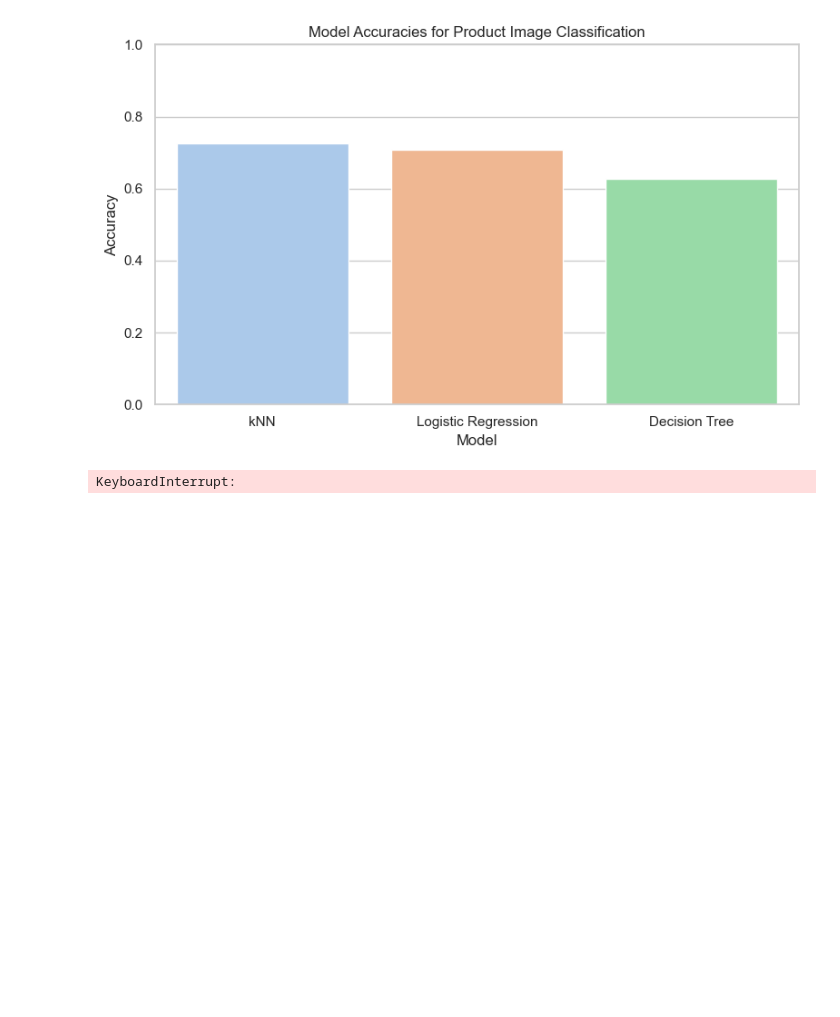
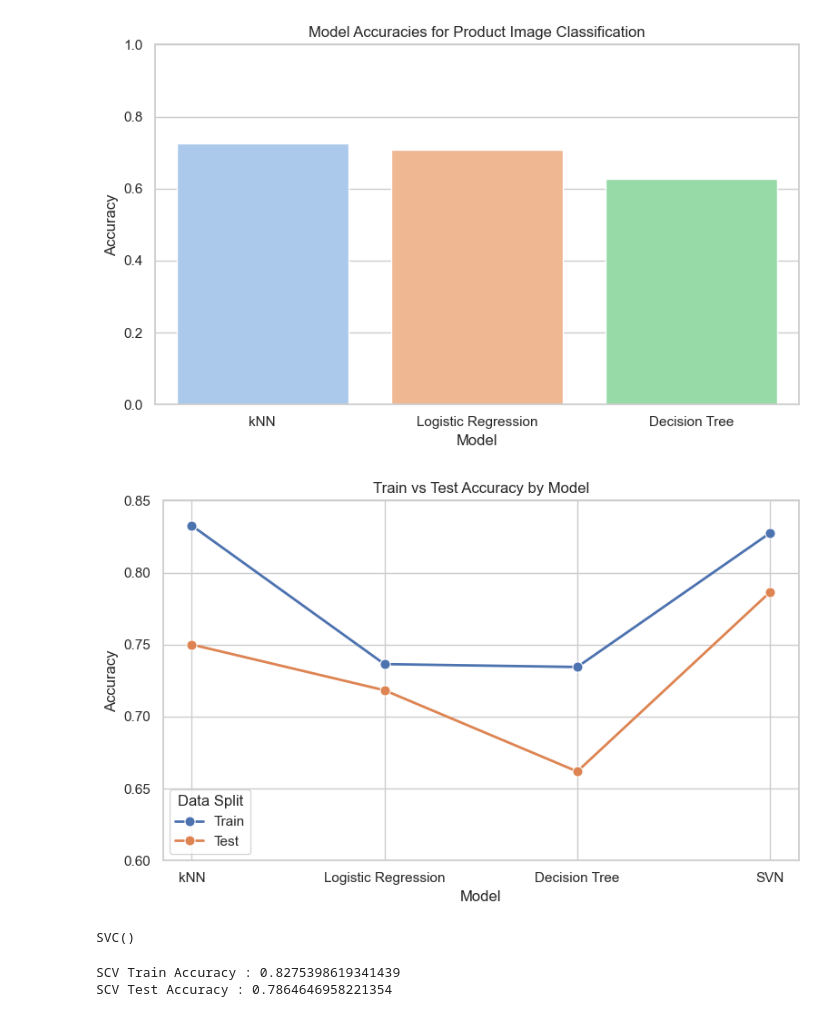
Before and after one commit to lorigreensmith06/AIML_Capstone, a Jupyter notebook: capstone_image_search.ipynb, the cells around one changed output. Saved outputs shown, nothing was run; the diff lists cells and outputs as text; code cells hidden in the pictures; blank space fills up the shorter version.

```diff
--- a/capstone_image_search.ipynb
+++ b/capstone_image_search.ipynb
@@ -410,17 +317,75 @@ Passing `palette` without assigning `hue` is deprecated and will be removed in v
 
   sns.barplot(data=df, x='Model', y='Accuracy', palette='pastel')
 [figure]
+# %%
+import seaborn as sns
+import matplotlib.pyplot as plt
+import pandas as pd
+
+# Accuracy data
+#SCV Train Accuracy : 0.8275398619341439
+#SCV Test Accuracy : 0.7864646958221354
+data = {
+    'Model': ['kNN', 'kNN', 'Logistic Regression', 'Logistic Regression', 'Decision Tree', 'Decision Tree', 'SVN', 'SVN'],
+    'Set': ['Train', 'Test'] * 4,
+    'Accuracy': [
+        0.8327326043130308, 0.7500610798924994,  # kNN
+        0.7364530514997861, 0.718299535792817,   # Logistic Regression
+        0.7344370456350419, 0.6618617151233814,   # Decision Tree
+        0.8275398619341439, 0.7864646958221354   #SVN with Decomposition
+    ]
+}
+
+df = pd.DataFrame(data)
+
+sns.set(style="whitegrid")
+plt.figure(figsize=(8, 5))
+
+# Line + dot plot
+sns.lineplot(data=df, x="Model", y="Accuracy", hue="Set", marker='o', linewidth=2, markersize=8)
+
+plt.ylim(0.6, 0.85)
+plt.title("Train vs Test Accuracy by Model")
+plt.ylabel("Accuracy")
+plt.xlabel("Model")
+plt.legend(title="Data Split")
+plt.tight_layout()
+plt.savefig("images/test_train_acc.png")
+plt.show()
+# %% [output]
+[figure, added]
 # %%
-X_train, X_test, y_train, y_test = train_test_split(
-   X, styles['articleType'], test_size=0.5, shuffle=False
-)
 
 
-clf = GradientBoostingClassifier(random_state=0)
-clf.fit(X_train, y_train)
-boost_acc = clf.score(X_train, y_train)
-y_pred = clf.predict(X_test)
-cm = confusion_matrix(y_test, y_pred)
-print (cm)
+
+
+#X_train, X_test, y_train, y_test = train_test_split(
+#   X, styles['articleType'], test_size=0.5, shuffle=False
+#)
+
+
+#clf = GradientBoostingClassifier(random_state=0)
+#clf.fit(X_train, y_train)
+#boost_acc = clf.score(X_train, y_train)
+#y_pred = clf.predict(X_test)
+#cm = confusion_matrix(y_test, y_pred)
+#print (cm)
-# %% [output]
-KeyboardInterrupt:
+# %%
+from sklearn.decomposition import PCA
+
+pca = PCA(n_components=100)
+X_train_reduced = pca.fit_transform(X_train)
+X_test_reduced = pca.transform(X_test)
+
+svm = SVC()
+svm.fit(X_train_reduced, y_train)
+# %% [output]
+SVC()
+# %%
+svm_train_accuracy = svm.score(X_train_reduced, y_train)
+svm_test_accuracy = svm.score(X_test_reduced, y_test)
+print ("SCV Train Accuracy : " + str(svm_train_accuracy))
+print ("SCV Test Accuracy : " + str(svm_test_accuracy))
+# %% [output]
+SCV Train Accuracy : 0.8275398619341439
+SCV Test Accuracy : 0.7864646958221354
```
Also changed, not shown: parts of 9 cells of this notebook, 3 other files.
